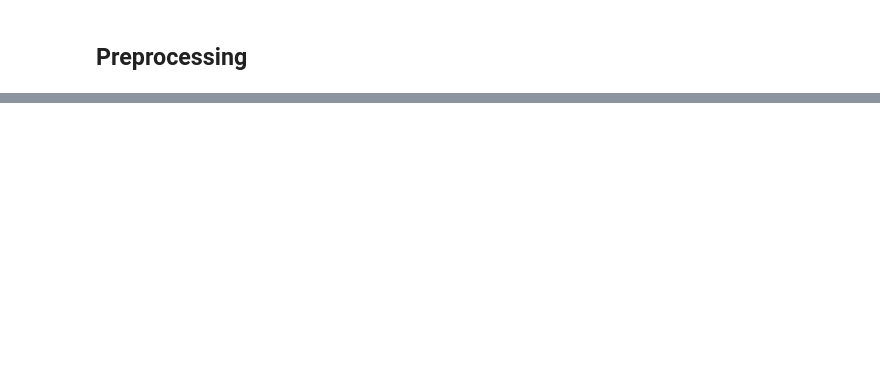
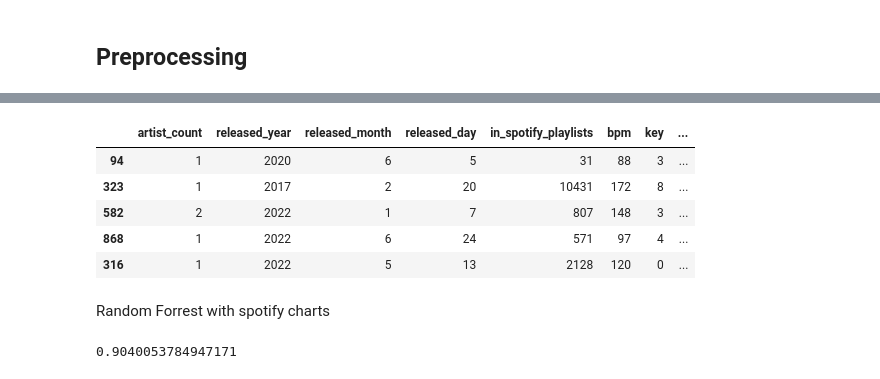
Before and after one commit to jithu-ann/Project-4, a Jupyter notebook: spotify_model.ipynb, the cells around one changed output, grey strips where cells are left out. Saved outputs shown, nothing was run; the diff lists cells and outputs as text; code cells hidden in the pictures; blank space fills up the shorter version.

```diff
--- a/spotify_model.ipynb
+++ b/spotify_model.ipynb
@@ -227,0 +110,6 @@ Loss: 0.557812534073699, Accuracy: 0.7262973785400391
+# %%
+#splitting the data into training and testing sets
+training_data, testing_data = train_test_split(cleaned_spotify_df, test_size=0.1, random_state=30)
+print(f"No. of training examples: {training_data.shape[0]}")
+print(f"No. of testing examples: {testing_data.shape[0]}")
+testing_data.head()
@@ -227,0 +125,10 @@ Loss: 0.557812534073699, Accuracy: 0.7262973785400391
+# %%
+#dropping streams column because that is what we are trying to predict
+testing_data_streams = testing_data['streams'] #Save the 'streams' column before dropping it
+testing_data = testing_data.drop('streams', axis=1) #Drop the 'streams' column
+
+#setting up x train and y train
+x_train = training_data.drop(['streams', 'track_name', 'artist(s)_name'], axis=1) #Drop both 'streams','track_name' and 'artist(s)_name'
+y_train=training_data['streams']
+x_train.shape, testing_data.shape, y_train.shape
+x_train.head()
@@ -227,0 +158,7 @@ Loss: 0.557812534073699, Accuracy: 0.7262973785400391
+# %%
+#making predictions on test data
+#Drop the 'track_name' column from testing_data
+testing_data = testing_data.drop('track_name', axis=1)
+#Drop the 'artist(s)_name' column from testing_data
+testing_data = testing_data.drop('artist(s)_name', axis=1)
+rf_predict = rf_model.predict(testing_data)
@@ -227,0 +215,5 @@ Loss: 0.557812534073699, Accuracy: 0.7262973785400391
+# %%
+training_data2, testing_data2 = train_test_split(cleaned_spotify_df, test_size=0.1, random_state=25)
+print(f"No. of training examples: {training_data2.shape[0]}")
+print(f"No. of testing examples: {testing_data2.shape[0]}")
+testing_data2.head()
@@ -227,0 +229,25 @@ Loss: 0.557812534073699, Accuracy: 0.7262973785400391
+# %%
+#dropping streams column because that is what we are trying to predict
+testing_data_charts = testing_data2['in_spotify_charts'] #Save the 'streams' column before dropping it
+testing_data2 = testing_data.drop('in_spotify_charts', axis=1) #Drop the 'streams' column
+
+#setting up x train and y train
+x_train2 = training_data.drop(['streams', 'track_name', 'artist(s)_name','in_spotify_charts'], axis=1) #Drop both 'streams','track_name', 'artist(s)_name', 'in_spotify_charts'
+y_train2=training_data['in_spotify_charts']
+x_train2.shape, testing_data2.shape, y_train2.shape
+x_train2.head()
+# %% [output]
+|  | artist_count | released_year | released_month | released_day | in_spotify_playlists | bpm | key | ... |
+| 94 | 1 | 2020 | 6 | 5 | 31 | 88 | 3 | ... |
+| 323 | 1 | 2017 | 2 | 20 | 10431 | 172 | 8 | ... |
+| 582 | 2 | 2022 | 1 | 7 | 807 | 148 | 3 | ... |
+| 868 | 1 | 2022 | 6 | 24 | 571 | 97 | 4 | ... |
+| 316 | 1 | 2022 | 5 | 13 | 2128 | 120 | 0 | ... |
+# %% [markdown]
+Random Forrest with spotify charts
+# %%
+rf_model2 = RandomForestRegressor(n_estimators=500)
+rf_model2.fit(x_train2,y_train2)
+print(rf_model2.score(x_train2,y_train2))
+# %% [output]
+0.9040053784947171
```
Also changed, not shown: parts of 40 cells of this notebook.
